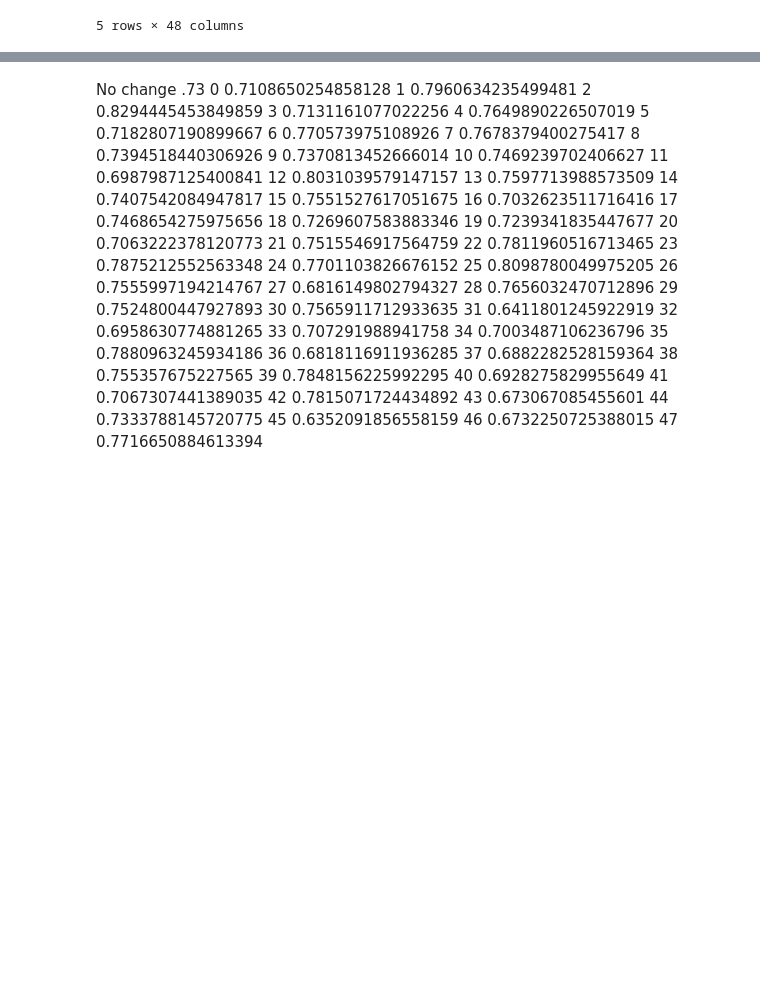
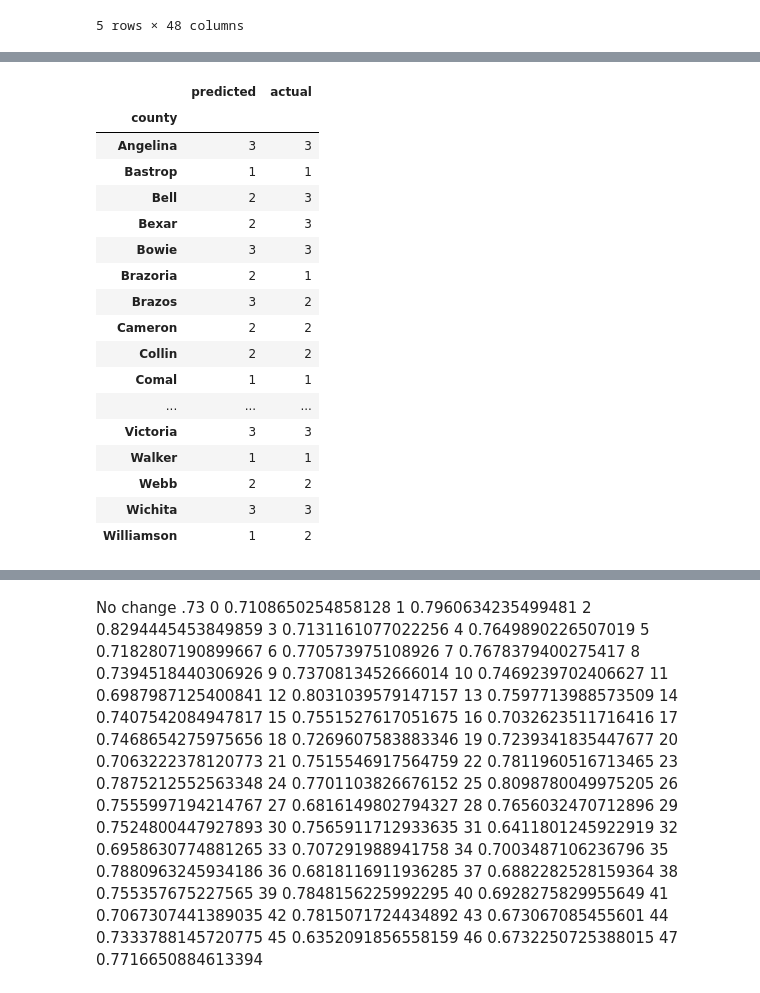
Before and after one commit to didyxdi/COGS118B_FinalProject, a Jupyter notebook: PiazzaGroupFinalProject.ipynb, the cells around one changed output, grey strips where cells are left out. Cells and saved outputs as stored; diff of their text form; code cells hidden in the pictures; blank space fills up the shorter version.

```diff
--- a/PiazzaGroupFinalProject.ipynb
+++ b/PiazzaGroupFinalProject.ipynb
@@ -265,6 +269,50 @@ Williamson   1.552569  2.264031
 | Webb | Average | Average |
 | Wichita | Below | Below |
 | Williamson | Above | Average |
+# %%
+df_health = pd.concat([p, df_train_labels_2016.to_frame()], axis=1)
+df_health.columns = ['predicted', 'actual']
+df_health_classified = pd.DataFrame(columns = ['predicted', 'actual'])
+for i, row in df_health.iterrows():
+    p = row[0]
+    a = row[1]
+    if p < above_2013:
+        p = 1
+    elif p < average_2013:
+        p = 2
+    else:
+        p = 3
+    df_health_classified.at[i,'predicted'] = p
+    if a < above_2013:
+        a = 1
+    elif a < average_2013:
+        a = 2
+    else:
+        a = 3
+    df_health_classified.at[i,'actual'] = a
+# %%
+df_health_classified.index.names= ['county']
+
+df_health_classified
+# %% [output]
+|  | predicted | actual |
+| county |  |  |
+| Angelina | 3 | 3 |
+| Bastrop | 1 | 1 |
+| Bell | 2 | 3 |
+| Bexar | 2 | 3 |
+| Bowie | 3 | 3 |
+| Brazoria | 2 | 1 |
+| Brazos | 3 | 2 |
+| Cameron | 2 | 2 |
+| Collin | 2 | 2 |
+| Comal | 1 | 1 |
+| ... | ... | ... |
+| Victoria | 3 | 3 |
+| Walker | 1 | 1 |
+| Webb | 2 | 2 |
+| Wichita | 3 | 3 |
+| Williamson | 1 | 2 |
 # %%
 df_sample = pd.read_csv('https://raw.githubusercontent.com/plotly/datasets/master/minoritymajority.csv')
 df_sample_r = df_sample[df_sample['STNAME'] == 'Texas']
```
Also changed, not shown: parts of 12 cells of this notebook.
